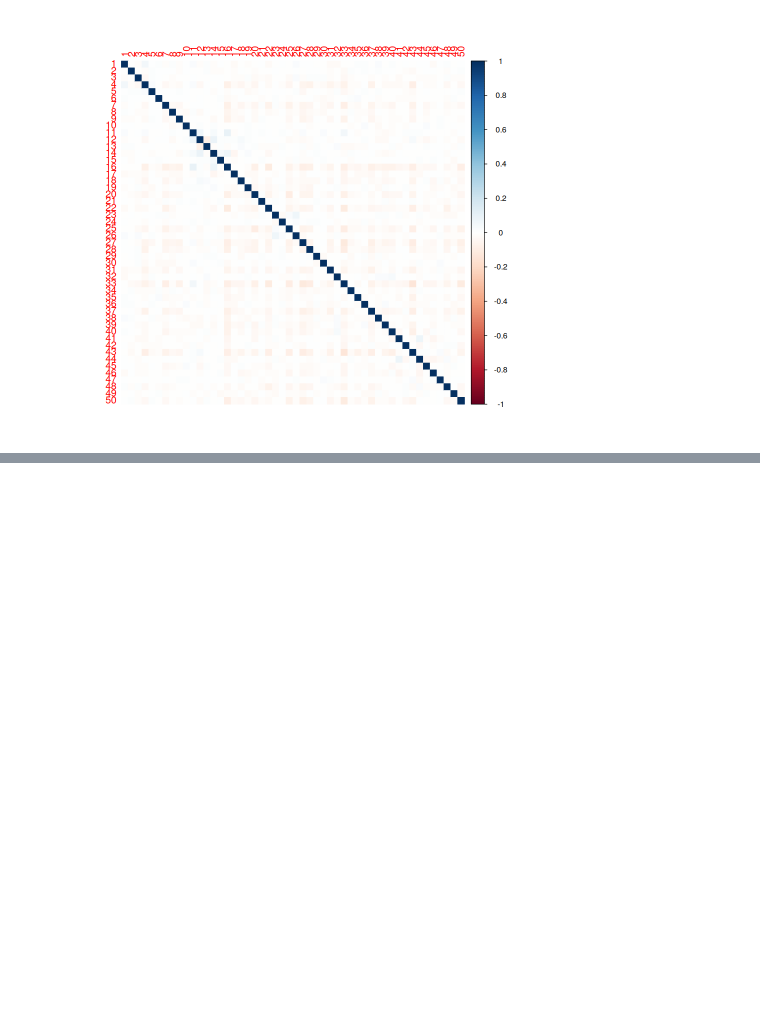
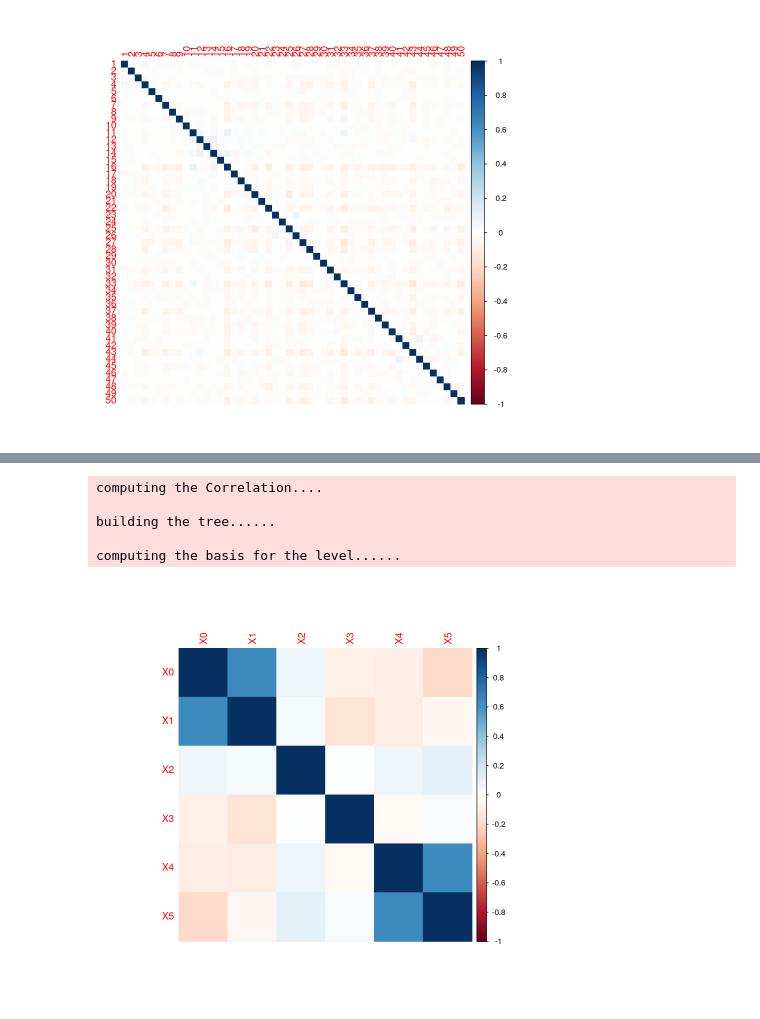
Before and after one commit to Shakeel95/Dimension-Reduction-Trees, a Jupyter notebook: prototypes/1-treelets-package-exporation.ipynb, the cells around one changed output, grey strips where cells are left out. Drawn from its saved outputs; the diff is of its cells as text; code cells hidden in the pictures; blank space fills up the shorter version.

```diff
--- a/prototypes/1-treelets-package-exporation.ipynb
+++ b/prototypes/1-treelets-package-exporation.ipynb
@@ -82,0 +93,15 @@ corrplot(corr = C, method = "color")
+# %%
+tree = Run_JTree(X = C,
+                 maxlev = 5, # maximum height of tree
+                 whichsave = c(1:50) # save basis functions for these levels
+                )
+# %% [output]
+computing the Correlation....
+
+building the tree......
+
+computing the basis for the level......
+# %%
+corrplot(cov2cor(tree$TreeCovs[[1]]), method = "color")
+# %% [output]
+[figure, added]
```
Also changed, not shown: parts of 4 cells of this notebook, 1 other file.
